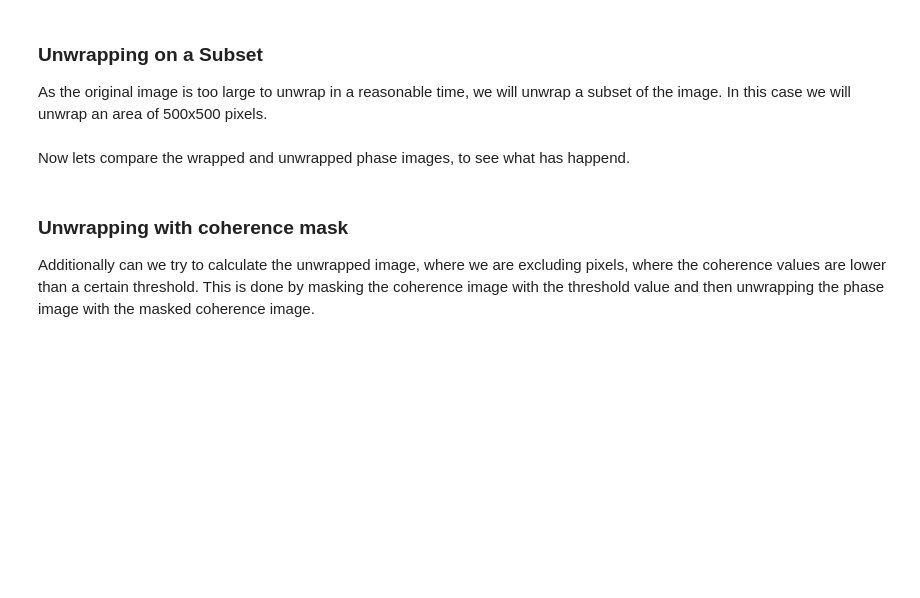
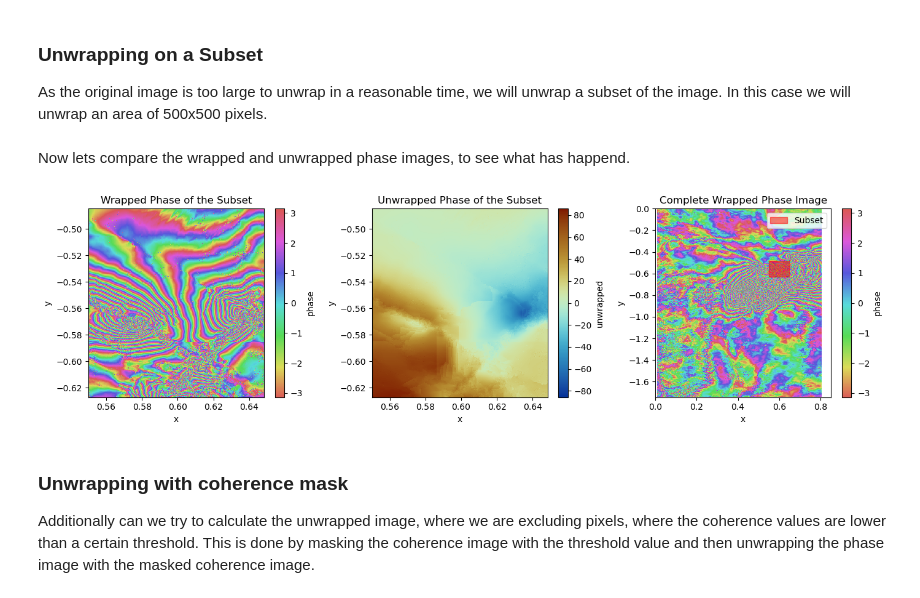
Before and after one commit to TUW-GEO/microwave-remote-sensing, a Jupyter notebook: unit_03/07_amplitude-and-phase.ipynb, the cells around one changed output. Saved outputs shown, nothing was run; the diff lists cells and outputs as text; code cells hidden in the pictures; blank space fills up the shorter version.

```diff
--- a/unit_03/07_amplitude-and-phase.ipynb
+++ b/unit_03/07_amplitude-and-phase.ipynb
@@ -171,34 +174,36 @@ fig, axs = plt.subplots(1, 3, figsize=(14, 4))
 
 # Wrapped Phase
 
 (subset.phase
  .plot.imshow(cmap=cmap_cyc, ax=axs[0])
  .axes.set_title("Wrapped Phase of the Subset"))
 
 # Unwrapped Phase
 (subset.unwrapped.plot.imshow(cmap=cmap_lin, ax=axs[1])
  .axes.set_title("Unwrapped Phase of the Subset"))
 
 # Subset inside the complete image
 (ds.phase.where(mask)
  .plot.imshow(cmap=cmap_cyc, zorder=1, ax=axs[2])
  .axes.set_title("Complete Wrapped Phase Image"))
 
 x_start = ds.phase.coords['x'][x0].item()
 y_start = ds.phase.coords['y'][y0].item()
 x_end = ds.phase.coords['x'][x0 + dx].item()
 y_end = ds.phase.coords['y'][y0 + dy].item()
 
 rect = patches.Rectangle((x_start, y_start),
                          x_end-x_start, y_end-y_start,
                          linewidth=1, edgecolor='r',
                          facecolor='red', alpha=0.5,
                          label='Subset')
 
 # Add the rectangle to the plot
 axs[2].add_patch(rect)
 axs[2].legend()
-plt.show()
+plt.tight_layout()
+# %% [output]
+[figure, added]
 # %% [markdown]
 ### Unwrapping with coherence mask
 Additionally can we try to calculate the unwrapped image, where we are excluding pixels, where the coherence values are lower than a certain threshold. This is done by masking the coherence image with the threshold value and then unwrapping the phase image with the masked coherence image.
```
Also changed, not shown: parts of 10 cells of this notebook.
